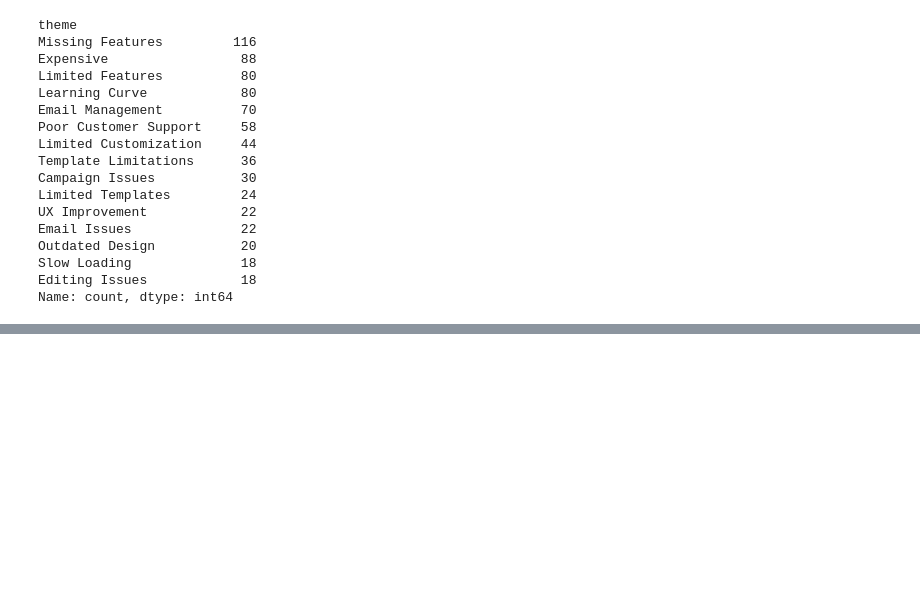
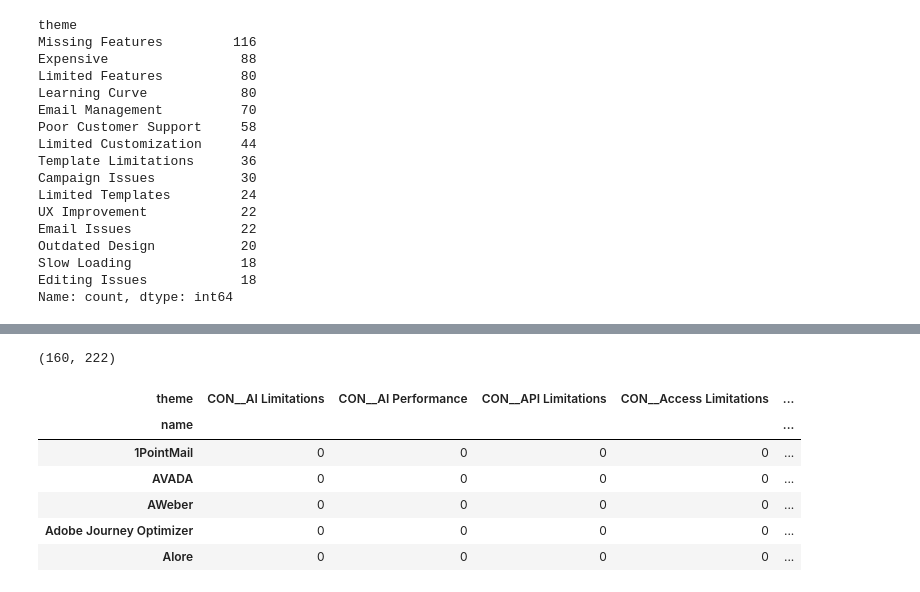
Before and after one commit to nastasiaoginska/Understanding-Trade-offs-in-Email-Marketing-Products, a Jupyter notebook: 02_market_and_competitive_analysis_email_marketing.ipynb, the cells around one changed output, grey strips where cells are left out. Cells and saved outputs as stored; diff of their text form; code cells hidden in the pictures; blank space fills up the shorter version.

```diff
--- a/02_market_and_competitive_analysis_email_marketing.ipynb
+++ b/02_market_and_competitive_analysis_email_marketing.ipynb
@@ -570,0 +614,26 @@ Name: count, dtype: int64
+# %%
+presence = (
+    themes_long
+    .assign(value=1)
+    .pivot_table(
+        index="name",
+        columns="theme",
+        values="value",
+        aggfunc="max",
+        fill_value=0
+    )
+)
+
+presence.shape
+# %% [output]
+(160, 222)
+# %%
+presence.iloc[:5, :10]
+# %% [output]
+| theme | CON__AI Limitations | CON__AI Performance | CON__API Limitations | CON__Access Limitations | ... |
+| name |  |  |  |  | ... |
+| 1PointMail | 0 | 0 | 0 | 0 | ... |
+| AVADA | 0 | 0 | 0 | 0 | ... |
+| AWeber | 0 | 0 | 0 | 0 | ... |
+| Adobe Journey Optimizer | 0 | 0 | 0 | 0 | ... |
+| Alore | 0 | 0 | 0 | 0 | ... |
```
Also changed, not shown: parts of 5 cells of this notebook.
